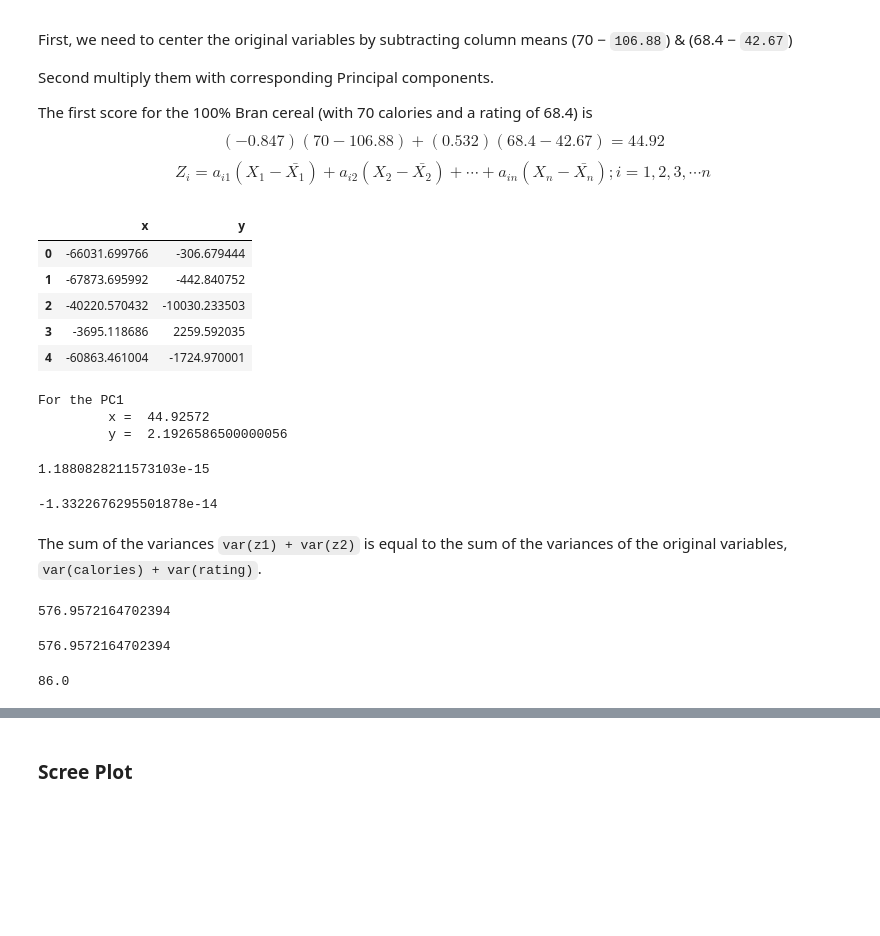
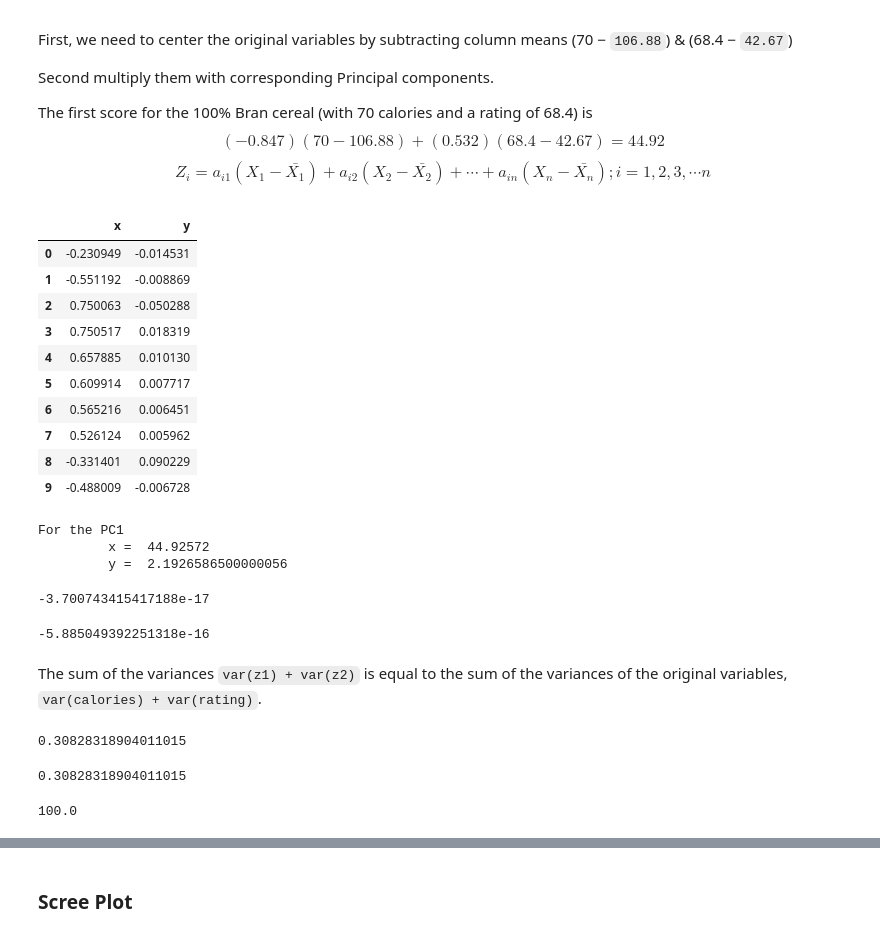
Before and after one commit to PosgradoMNA/actividades-del-projecto-team_59, a Jupyter notebook: Actividad_Sem_04_CD_PCA.ipynb, the cells around one changed output, grey strips where cells are left out. Drawn from its saved outputs; the diff is of its cells as text; code cells hidden in the pictures; blank space fills up the shorter version.

```diff
--- a/Actividad_Sem_04_CD_PCA.ipynb
+++ b/Actividad_Sem_04_CD_PCA.ipynb
@@ -598,15 +598,20 @@ The first score for the 100% Bran cereal (with 70 calories and a rating of 68.4)
 $$( − 0.847)(70 − 106.88) + (0.532)(68.4 − 42.67) = 44.92$$
 $$ Z_i = a_{i1} (X_1 - \bar{X_1}) + a_{i2} (X_2 - \bar{X_2}) + \cdots + a_{in} (X_n - \bar{X_n}) ; i = 1, 2, 3, \cdots n$$
 # %%
-scores = pd.DataFrame(pcs.transform(df[['X12', 'X13']]),
+scores = pd.DataFrame(pcs.transform(ndfcs[['X12', 'X13']]),
                       columns=['x', 'y']
                       )
-scores.head()
+scores.head(10)
 # %% [output]
 |  | x | y |
-| 0 | -66031.699766 | -306.679444 |
-| 1 | -67873.695992 | -442.840752 |
-| 2 | -40220.570432 | -10030.233503 |
-| 3 | -3695.118686 | 2259.592035 |
-| 4 | -60863.461004 | -1724.970001 |
+| 0 | -0.230949 | -0.014531 |
+| 1 | -0.551192 | -0.008869 |
+| 2 | 0.750063 | -0.050288 |
+| 3 | 0.750517 | 0.018319 |
+| 4 | 0.657885 | 0.010130 |
+| 5 | 0.609914 | 0.007717 |
+| 6 | 0.565216 | 0.006451 |
+| 7 | 0.526124 | 0.005962 |
+| 8 | -0.331401 | 0.090229 |
+| 9 | -0.488009 | -0.006728 |
 # %%
@@ -622,25 +629,25 @@ For the PC1
 # %%
 scores.x.mean()
 # %% [output]
-1.1880828211573103e-15
+-3.700743415417188e-17
 # %%
 scores.y.sum()
 # %% [output]
--1.3322676295501878e-14
+-5.885049392251318e-16
 # %% [markdown]
 The sum of the variances `var(z1) + var(z2)` is equal to the sum of the variances of the original variables, `var(calories) + var(rating)`.
 # %%
 scores.x.var() + scores.y.var()
 # %% [output]
-576.9572164702394
+0.30828318904011015
-# %%
-df.calories.var() + df.rating.var()
-# %% [output]
-576.9572164702394
+# %%
+ndfcs.X12.var() + ndfcs.X13.var()
+# %% [output]
+0.30828318904011015
 # %%
 ((scores.x.var()/
   (scores.x.var()+scores.y.var())
  )*100).round(0)
 # %% [output]
-86.0
+100.0
 # %%
```
Also changed, not shown: parts of 5 cells of this notebook.
